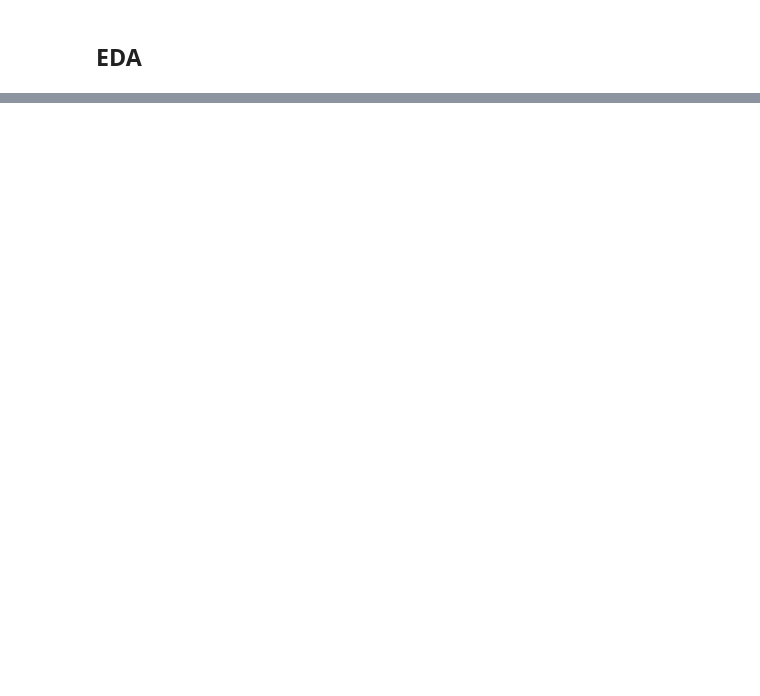
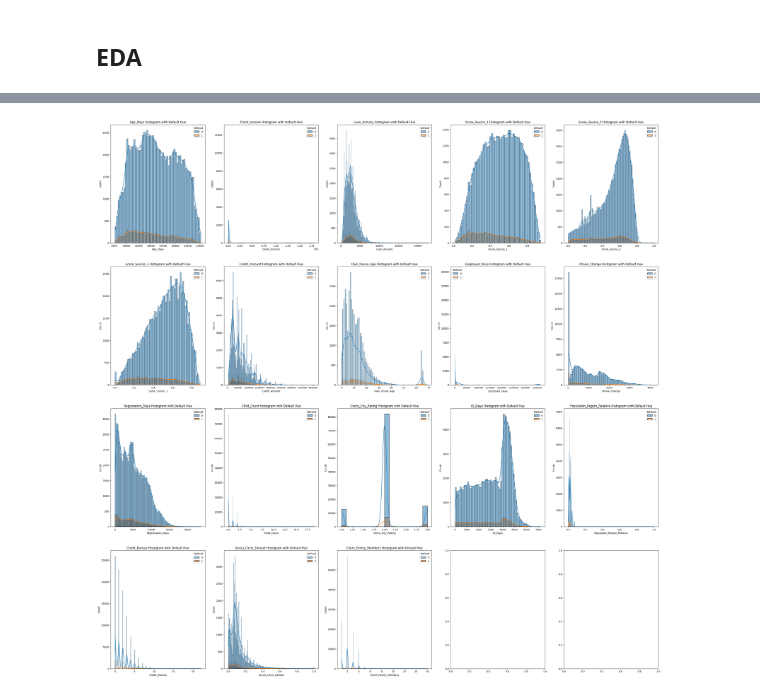
Before and after one commit to kimhyunso/semi_project, a Jupyter notebook: EDA.ipynb, the cells around one changed output, grey strips where cells are left out. Drawn from its saved outputs; the diff is of its cells as text; code cells hidden in the pictures; blank space fills up the shorter version.

```diff
--- a/EDA.ipynb
+++ b/EDA.ipynb
@@ -222,0 +164,15 @@ sns.violinplot(x=score_sources[0],y=score_sources[1], hue='Default',data=data, a
+# %%
+# after remove outliners numeric columns histograms
+# estimated time 50 seconds
+fig, axs = plt.subplots(4,5, figsize = (40,40))
+i=0
+for rows in axs:
+
+    for ax in rows:
+        if i >17 :
+            break
+        sns.histplot(hue='Default', kde=True, x=numeri_cols[i], data=data, ax=ax)
+        ax.set_title(numeri_cols[i]+" Histogram with Default Hue")
+        i+=1
+# %% [output]
+[figure, added]
```
Also changed, not shown: parts of 66 cells of this notebook.
